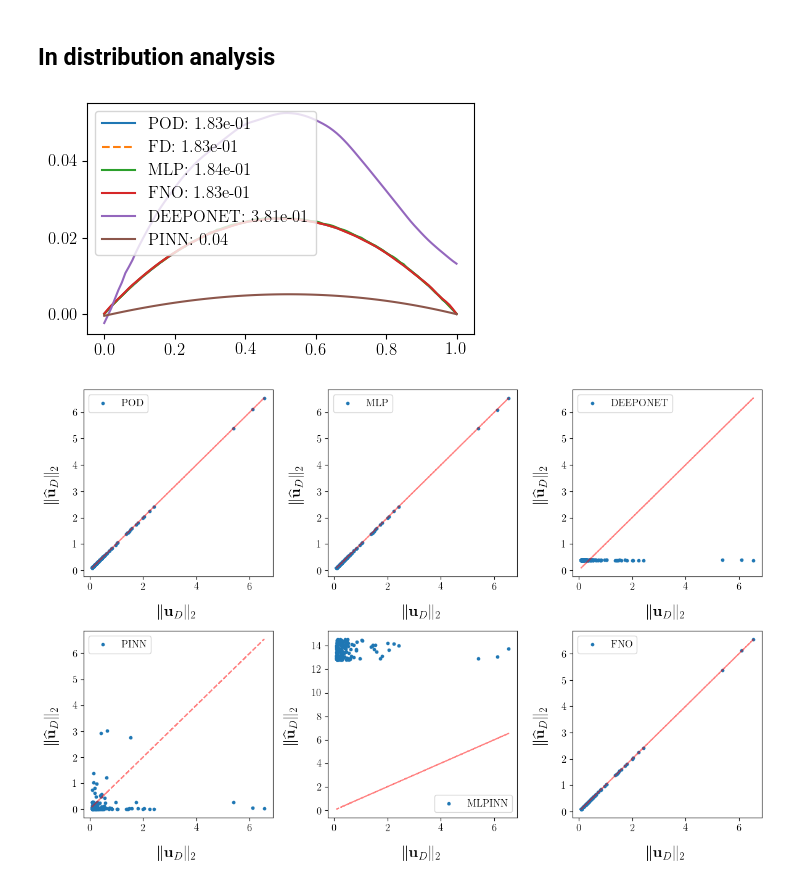
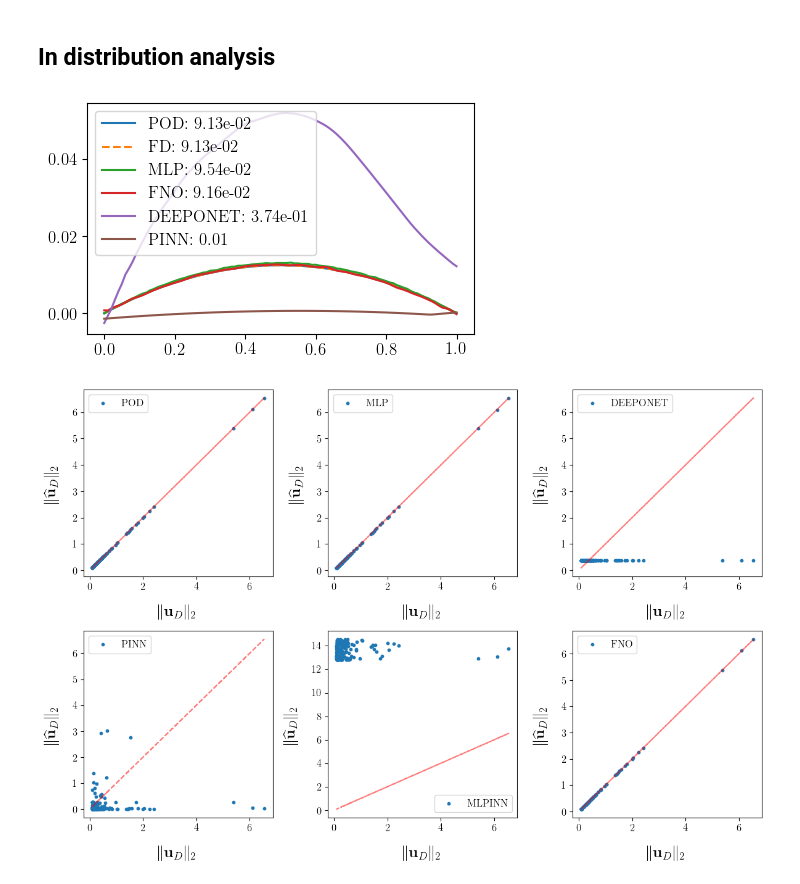
Before and after one commit to lechevaa/CEMRACS_SciML, a Jupyter notebook: notebooks/PoissonEquation/Poisson_step_1.ipynb, the cells around one changed output. Drawn from its saved outputs; the diff is of its cells as text; code cells hidden in the pictures.

```diff
--- a/notebooks/PoissonEquation/Poisson_step_1.ipynb
+++ b/notebooks/PoissonEquation/Poisson_step_1.ipynb
@@ -156,8 +156,8 @@ for method in method_names:
         # all_methods[method].fit(hyperparameters=hyperparams_method, U_train=U_train, U_val=U_val, D_train=D_train, D_val=D_val)
         all_methods[method].load_state_dict('optuna/step_1/MLP.pt')
     elif method == 'DEEPONET':
-        all_methods[method].fit(hyperparameters=hyperparams_method, U_train=dU_train, U_val=dU_val, DX_train=DX_train, DX_val=DX_val)
-        # all_methods[method].load_state_dict('optuna/step_1/DEEPONET.pt')
+        # all_methods[method].fit(hyperparameters=hyperparams_method, U_train=dU_train, U_val=dU_val, DX_train=DX_train, DX_val=DX_val)
+        all_methods[method].load_state_dict('optuna/step_1/DEEPONET.pt')
     elif method == 'PINN':
         # all_methods[method].fit(hyperparameters=hyperparams_method, DX_train=DX_train, DX_val=DX_val)
         all_methods[method].load_state_dict('optuna/step_1/PINN.pt')
@@ -200,27 +198,27 @@ plt.show()
 # %% [markdown]
 ## In distribution analysis
 # %%
-new_D = 5.
+new_D = 10
 solver.change_D(new_D=new_D)
 U_FD = solver.solve()
 U_MLP = all_methods['MLP'].apply_method(new_D).detach().numpy()
 U_POD = all_methods['POD'].apply_method(new_D)
 U_DONUT = all_methods['DEEPONET'].apply_method(new_D)
 U_PINN = all_methods['PINN'].apply_method(new_D)
 U_MLPINN = all_methods['MLPINN'].apply_method(new_D)
 U_FNO = all_methods['FNO'].apply_method([new_D]).flatten().detach().numpy()
 
 plt.plot(solver.x, U_POD, label=f'POD: {np.linalg.norm(U_POD, 2):.2e}')
 plt.plot(solver.x, U_FD, '--', label=f'FD: {np.linalg.norm(U_FD, 2):.2e}')
 plt.plot(solver.x, U_MLP, label=f'MLP: {np.linalg.norm(U_MLP, 2):.2e}')
 plt.plot(solver.x, U_FNO, label=f'FNO: {np.linalg.norm(U_FNO, 2):.2e}')
 plt.plot(solver.x, U_DONUT, label=f'DEEPONET: {np.linalg.norm(U_DONUT, 2):.2e}')
 plt.plot(solver.x, U_PINN, label=f'PINN: {np.linalg.norm(U_PINN, 2):.2f}')
 # plt.plot(solver.x, U_MLPINN, label=f'MLPINN: {np.linalg.norm(U_MLPINN, 2):.2f}')
 plt.legend()
 plt.show()
 # %% [output]
-[figure, old version]
+[figure, new version]
 # %%
 fig, axs = plt.subplots(2, 3, figsize=(12, 8))
 
```
Also changed, not shown: parts of 3 cells of this notebook, 1 other file.
